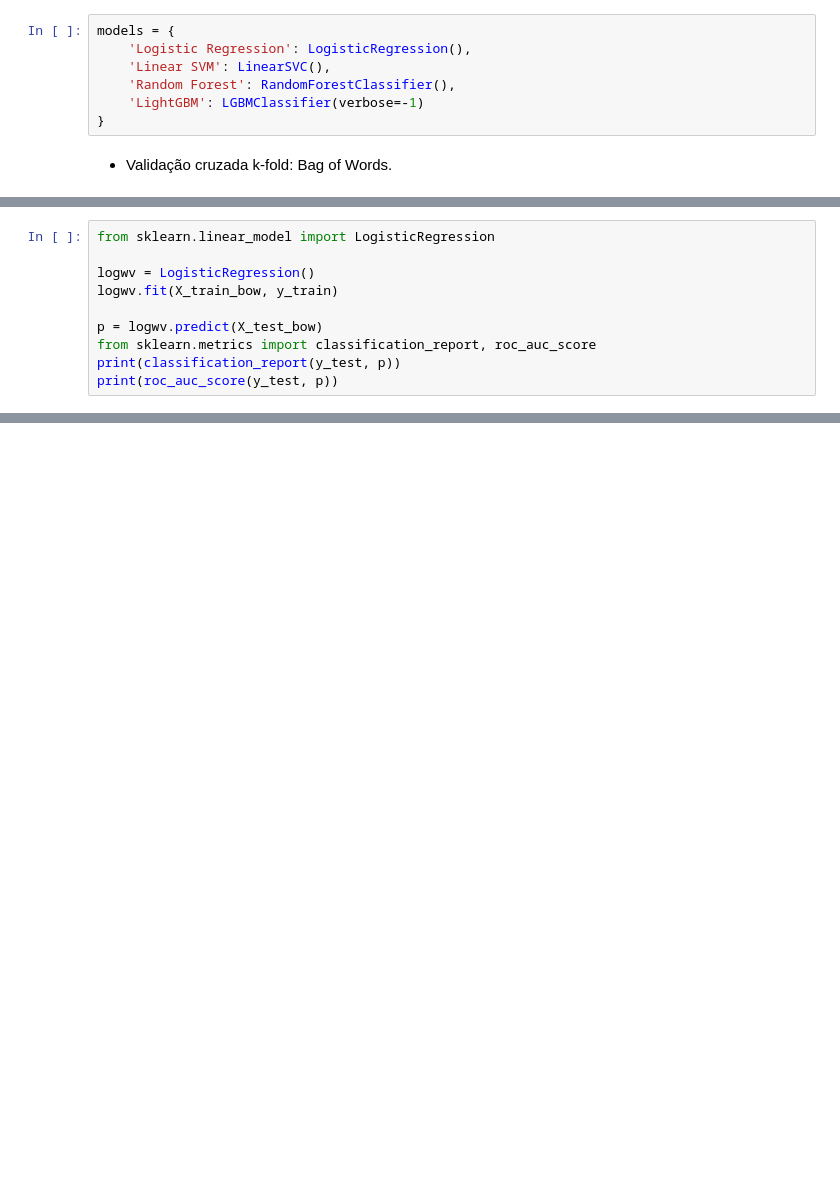
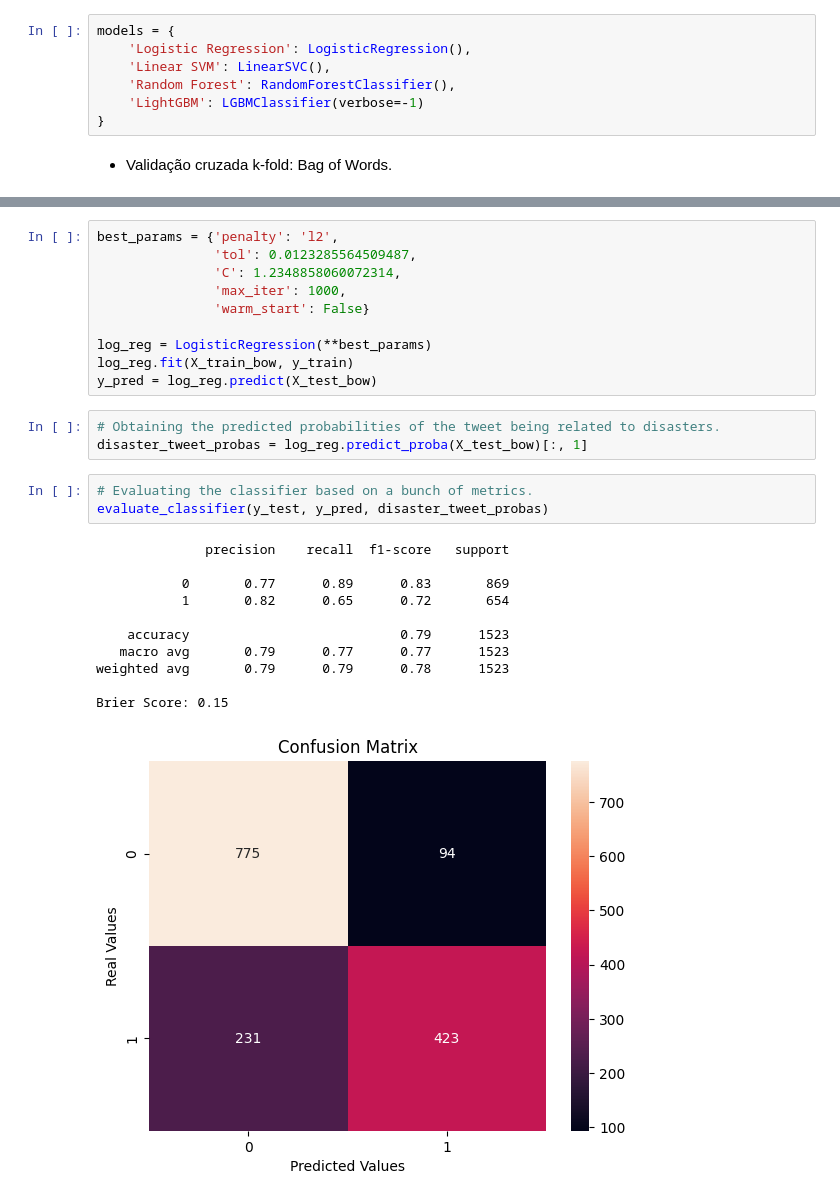
Before and after one commit to allmeidaapedro/Twitter-Disaster-Analysis, a Jupyter notebook: notebooks/modelling.ipynb, the cells around one changed output, grey strips where cells are left out. Saved outputs shown, nothing was run; the diff lists cells and outputs as text; blank space fills up the shorter version.

Commit message:
modelling completed

```diff
--- a/notebooks/modelling.ipynb
+++ b/notebooks/modelling.ipynb
@@ -333,10 +360,0 @@ eval_df
-# %%
-from sklearn.linear_model import LogisticRegression
-
-logwv = LogisticRegression()
-logwv.fit(X_train_bow, y_train)
-
-p = logwv.predict(X_test_bow)
-from sklearn.metrics import classification_report, roc_auc_score
-print(classification_report(y_test, p))
-print(roc_auc_score(y_test, p))
@@ -353,0 +452,28 @@ weighted avg       0.79      0.79      0.78      1523
+# %%
+best_params = {'penalty': 'l2',
+               'tol': 0.0123285564509487,
+               'C': 1.2348858060072314,
+               'max_iter': 1000,
+               'warm_start': False}
+
+log_reg = LogisticRegression(**best_params)
+log_reg.fit(X_train_bow, y_train)
+y_pred = log_reg.predict(X_test_bow)
+# %%
+# Obtaining the predicted probabilities of the tweet being related to disasters.
+disaster_tweet_probas = log_reg.predict_proba(X_test_bow)[:, 1]
+# %%
+# Evaluating the classifier based on a bunch of metrics.
+evaluate_classifier(y_test, y_pred, disaster_tweet_probas)
+# %% [output]
+              precision    recall  f1-score   support
+
+           0       0.77      0.89      0.83       869
+           1       0.82      0.65      0.72       654
+
+    accuracy                           0.79      1523
+   macro avg       0.79      0.77      0.77      1523
+weighted avg       0.79      0.79      0.78      1523
+
+Brier Score: 0.15
+[figure, added]
```
Also changed, not shown: parts of 21 cells of this notebook, 2 other files.
